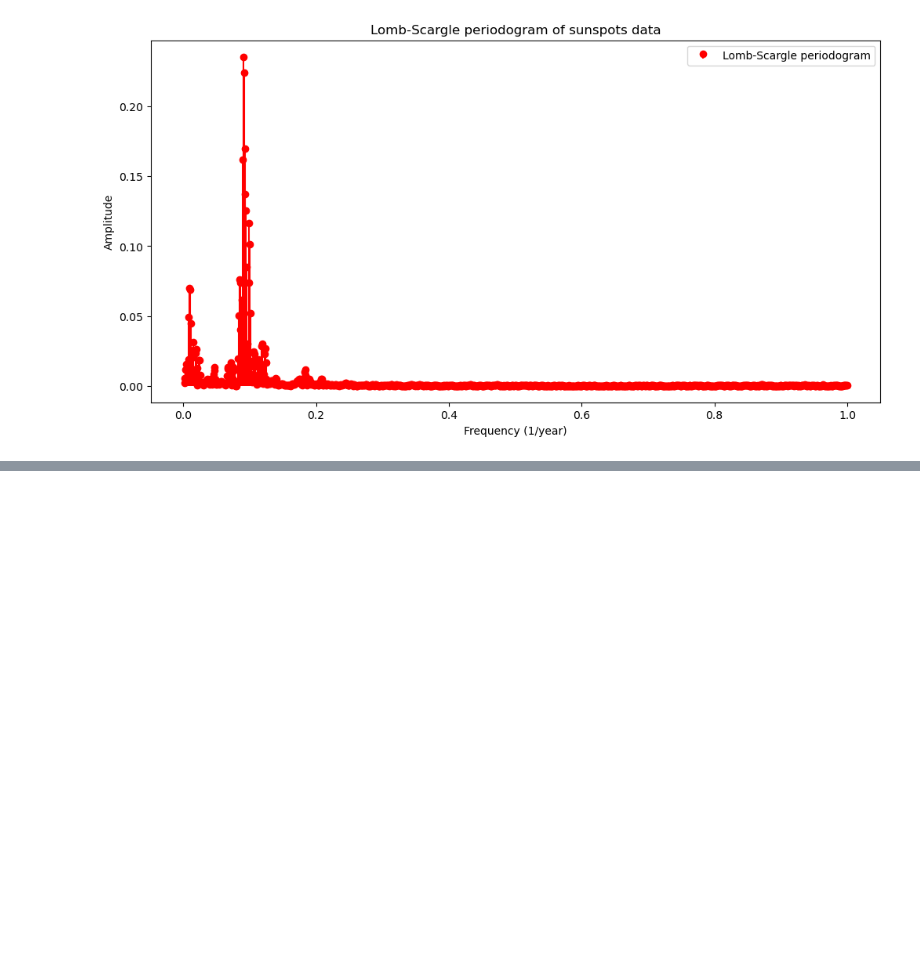
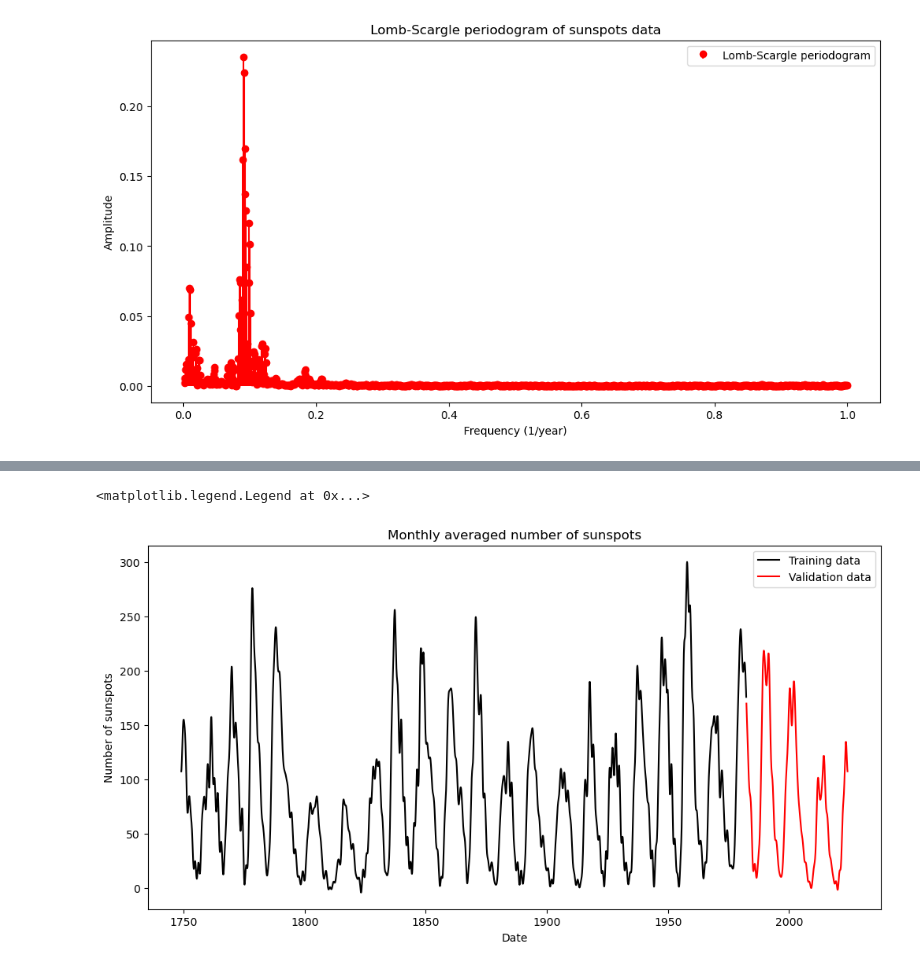
Before and after one commit to lennartvoelz/sunspot_data, a Jupyter notebook: scripts/showcase.ipynb, the cells around one changed output, grey strips where cells are left out. Cells and saved outputs as stored; diff of their text form; code cells hidden in the pictures; blank space fills up the shorter version.

```diff
--- a/scripts/showcase.ipynb
+++ b/scripts/showcase.ipynb
@@ -79,0 +80,27 @@ plt.legend()
+# %%
+sunspots['N_total_sunspots_smoothed'] = sunspots_filtered
+# %%
+split_time = 2800
+time_train = sunspots['Dec_Year'][:split_time]
+x_train = sunspots['N_total_sunspots_smoothed'][:split_time]
+time_valid = sunspots['Dec_Year'][split_time:]
+x_valid = sunspots['N_total_sunspots_smoothed'][split_time:]
+
+time_train = time_train.to_numpy()
+x_train = x_train.to_numpy()
+time_valid = time_valid.to_numpy()
+x_valid = x_valid.to_numpy()
+
+fig, ax = plt.subplots(figsize=(12, 6))
+
+ax.plot(time_train, x_train, 'k-', label='Training data')
+ax.plot(time_valid, x_valid, 'r-', label='Validation data')
+ax.set(
+    xlabel='Date',
+    ylabel='Number of sunspots',
+    title='Monthly averaged number of sunspots',
+)
+plt.legend()
+# %% [output]
+<matplotlib.legend.Legend at 0x...>
+[figure, added]
```
Also changed, not shown: parts of 5 cells of this notebook, 2 other files.
